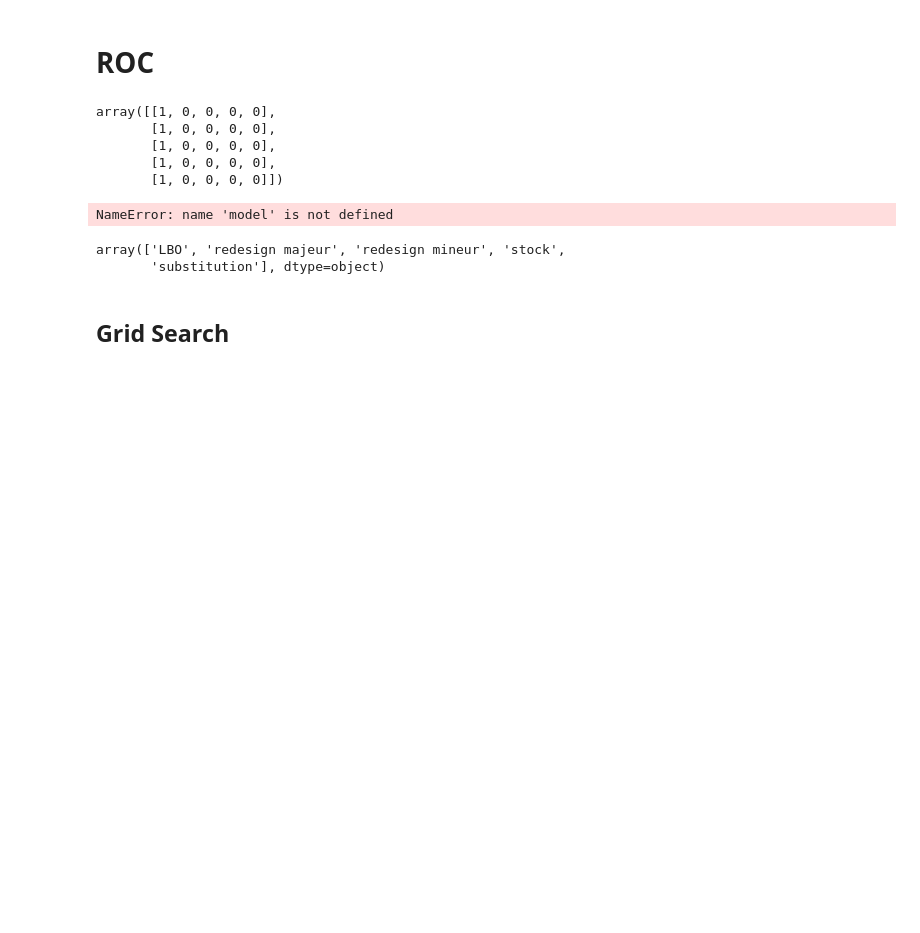
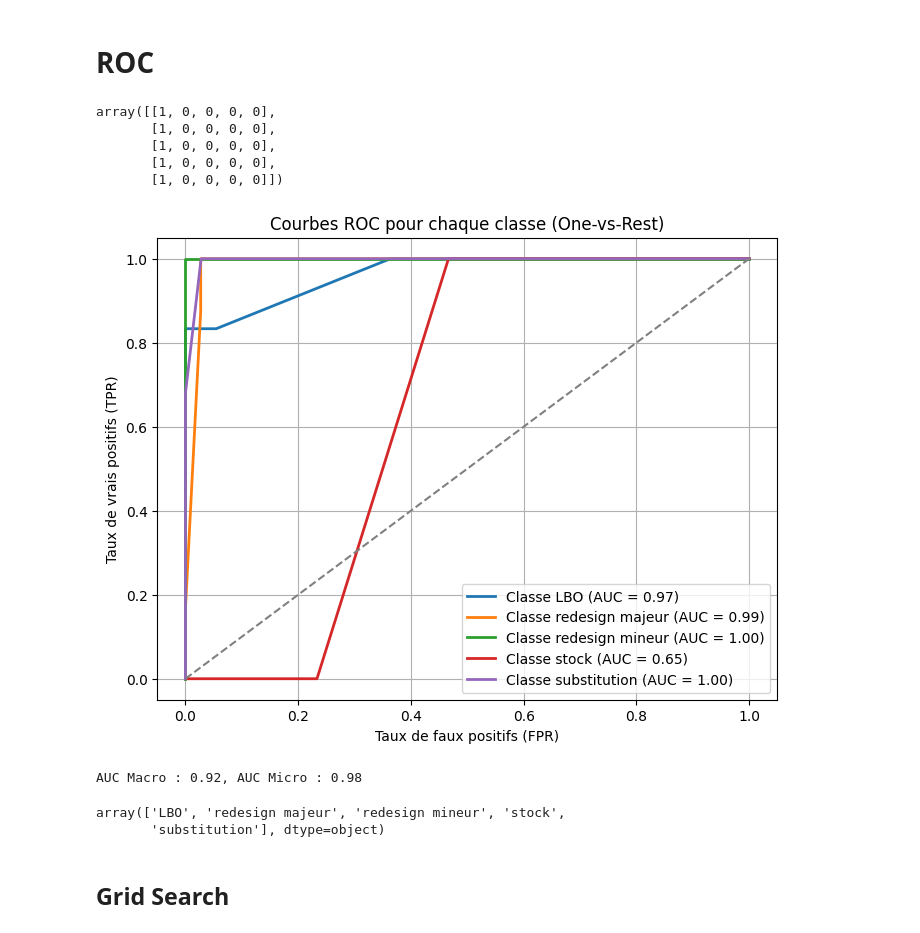
Before and after one commit to coupsim/PSYN_SNCF, a Jupyter notebook: Random_Forest_scratch.ipynb, the cells around one changed output. Saved outputs shown, nothing was run; the diff lists cells and outputs as text; code cells hidden in the pictures; blank space fills up the shorter version.

```diff
--- a/Random_Forest_scratch.ipynb
+++ b/Random_Forest_scratch.ipynb
@@ -1077,7 +1074,7 @@ def nb_element_feuille2(df_train, tree, target_column="target"):
 
     return leaf_elements
 # %%
-nb_elem_ = nb_element_feuille2(df_train, tree, target_column="label")
+nb_elem_ = nb_element_feuille2(df_train, arbre_1, target_column="label")
 nb_elem_
 # %% [output]
 defaultdict(<function __main__.nb_element_feuille2.<locals>.<lambda>()>,
@@ -1202,16 +1206,2 @@ df
 # %% [markdown]
 # Faire la moyenne sur tout les arbres
-# %%
-def proba_moyenne(df_test, forest, nb_elem_):
-    probas = []
-    # Accumuler les probabilités de chaque arbre
-    for tree in forest:
-        proba_array = proba_1arbre(df_test, tree, nb_elem_)
-         # Empiler les tableaux en un seul (axis=0 ajoute une nouvelle dimension)
-        probas.append(proba_array)
-
-    probas_stacked = np.stack(probas, axis=0)  # Empile sur le premier axe
-    # Convertir en un tableau NumPy et calculer la moyenne sur l'axe 0 (moyenne par échantillon)
-    probas_moyennes = np.mean(probas_stacked)
-
-    return probas_moyennes
@@ -1224,0 +1208,20 @@ TypeError: unsupported operand type(s) for +: 'dict' and 'dict'
+# %%
+def proba_moyenne(df_test, forest, nb_elem_):
+
+    categories=df_test["label"].unique()
+    probas = np.zeros((len(df_test), len(categories))) # Tableau pour stocker les probabilités
+    for tree in forest:
+        proba_dict = proba_1arbre(df_test, tree, nb_elem_)  # Récupérer le dictionnaire
+        proba_array = convert_proba_dict_to_array(proba_dict,df_test)  # Extraire l'array depuis la clé "probas"
+        probas = probas + proba_array  # Ajouter le tableau NumPy à la liste
+    # Calculer la moyenne sur tous les arbres (axis=0)
+    probas_moyennes = probas/len(forest)  # Shape (n_samples, n_classes)
+
+    return probas_moyennes
+
+# Exécution de la fonction
+proba_moy = proba_moyenne(df_test, foret, nb_elem_)
+
+# Vérification des dimensions
+print(proba_moy.shape)  # Devrait être (n_samples, n_classes)
+print(proba_moy)
@@ -1239,36 +1260,38 @@ array([[1, 0, 0, 0, 0],
 # Récupérer les classes uniques
 classes = np.unique(df_test.label)
 n_classes = len(classes)
 
 # Binariser les labels (nécessaire pour calculer la courbe ROC)
 y_test_binarized = label_binarize(df_test.label, classes=classes)
 
-# Prédictions des probabilités pour toutes les classes
-y_pred_proba = model.predict_proba(X_test)
+# Exécution de la fonction
+y_pred_proba = proba_moyenne(df_test, foret, nb_elem_)
+
 # Tracer les courbes ROC pour chaque classe
 plt.figure(figsize=(8, 6))
 
 for i in range(n_classes):
     fpr, tpr, _ = roc_curve(y_test_binarized[:, i], y_pred_proba[:, i])
     auc_score = roc_auc_score(y_test_binarized[:, i], y_pred_proba[:, i])
     plt.plot(fpr, tpr, lw=2, label=f'Classe {classes[i]} (AUC = {auc_score:.2f})')
 
 # Ajouter la ligne de référence (aléatoire)
 plt.plot([0, 1], [0, 1], color='gray', linestyle='--')
 
 # Mise en forme du graphe
 plt.xlabel("Taux de faux positifs (FPR)")
 plt.ylabel("Taux de vrais positifs (TPR)")
 plt.title("Courbes ROC pour chaque classe (One-vs-Rest)")
 plt.legend(loc="lower right")
 plt.grid()
 plt.show()
 
 auc_macro = roc_auc_score(y_test_binarized, y_pred_proba, average="macro")
 auc_micro = roc_auc_score(y_test_binarized, y_pred_proba, average="micro")
 print(f"AUC Macro : {auc_macro:.2f}, AUC Micro : {auc_micro:.2f}")
 # %% [output]
+[figure, added]
-NameError: name 'model' is not defined
+AUC Macro : 0.92, AUC Micro : 0.98
 # %%
 classes = np.unique(df_test.label)
 classes
```
Also changed, not shown: parts of 17 cells of this notebook.
